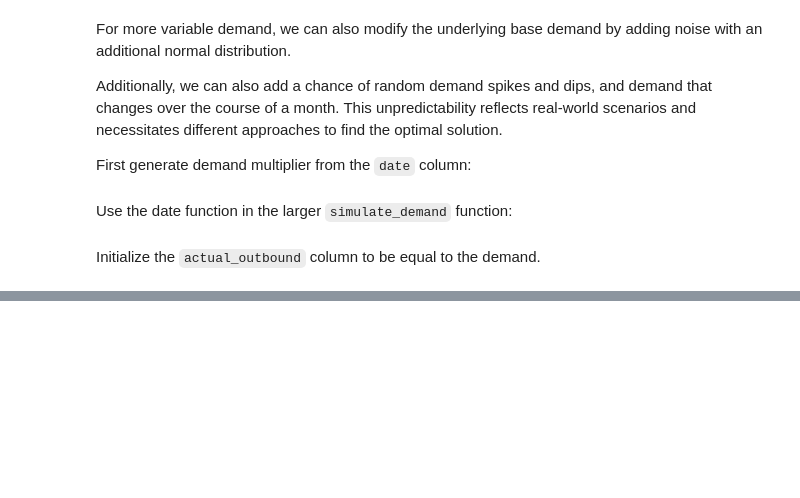
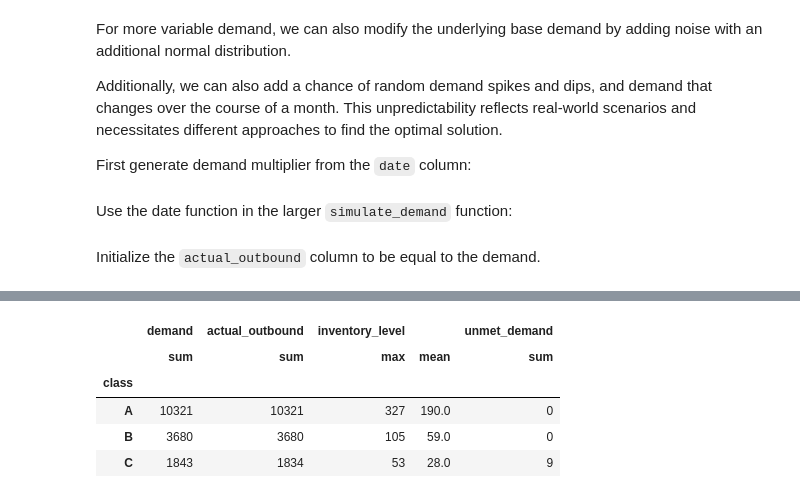
Before and after one commit to markus-pettersen/logistics-simulation, a Jupyter notebook: simulation/notebooks/01_stock_simulation.ipynb, the cells around one changed output, grey strips where cells are left out. Saved outputs shown, nothing was run; the diff lists cells and outputs as text; code cells hidden in the pictures; blank space fills up the shorter version.

```diff
--- a/simulation/notebooks/01_stock_simulation.ipynb
+++ b/simulation/notebooks/01_stock_simulation.ipynb
@@ -320,0 +354,9 @@ df_test_2.to_csv("test_2.csv", index=False)
+# %%
+short_jit_df.groupby("class").agg({"demand": "sum", "actual_outbound": "sum", "inventory_level": ["max", "mean"], "unmet_demand": "sum"}).round()
+# %% [output]
+|  | demand | actual_outbound | inventory_level |  | unmet_demand |
+|  | sum | sum | max | mean | sum |
+| class |  |  |  |  |  |
+| A | 10321 | 10321 | 327 | 190.0 | 0 |
+| B | 3680 | 3680 | 105 | 59.0 | 0 |
+| C | 1843 | 1834 | 53 | 28.0 | 9 |
```
Also changed, not shown: parts of 44 cells of this notebook, 3 other files.
